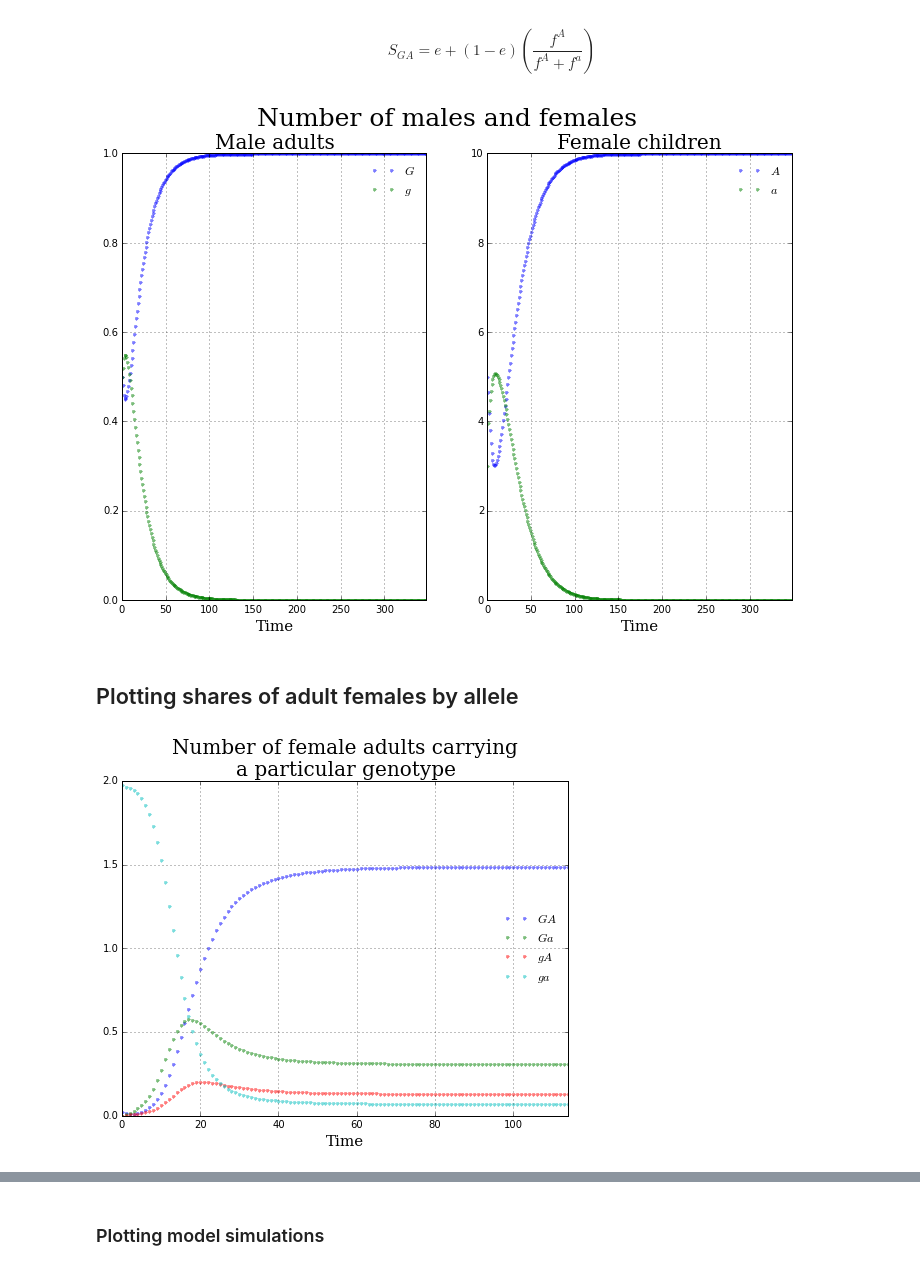
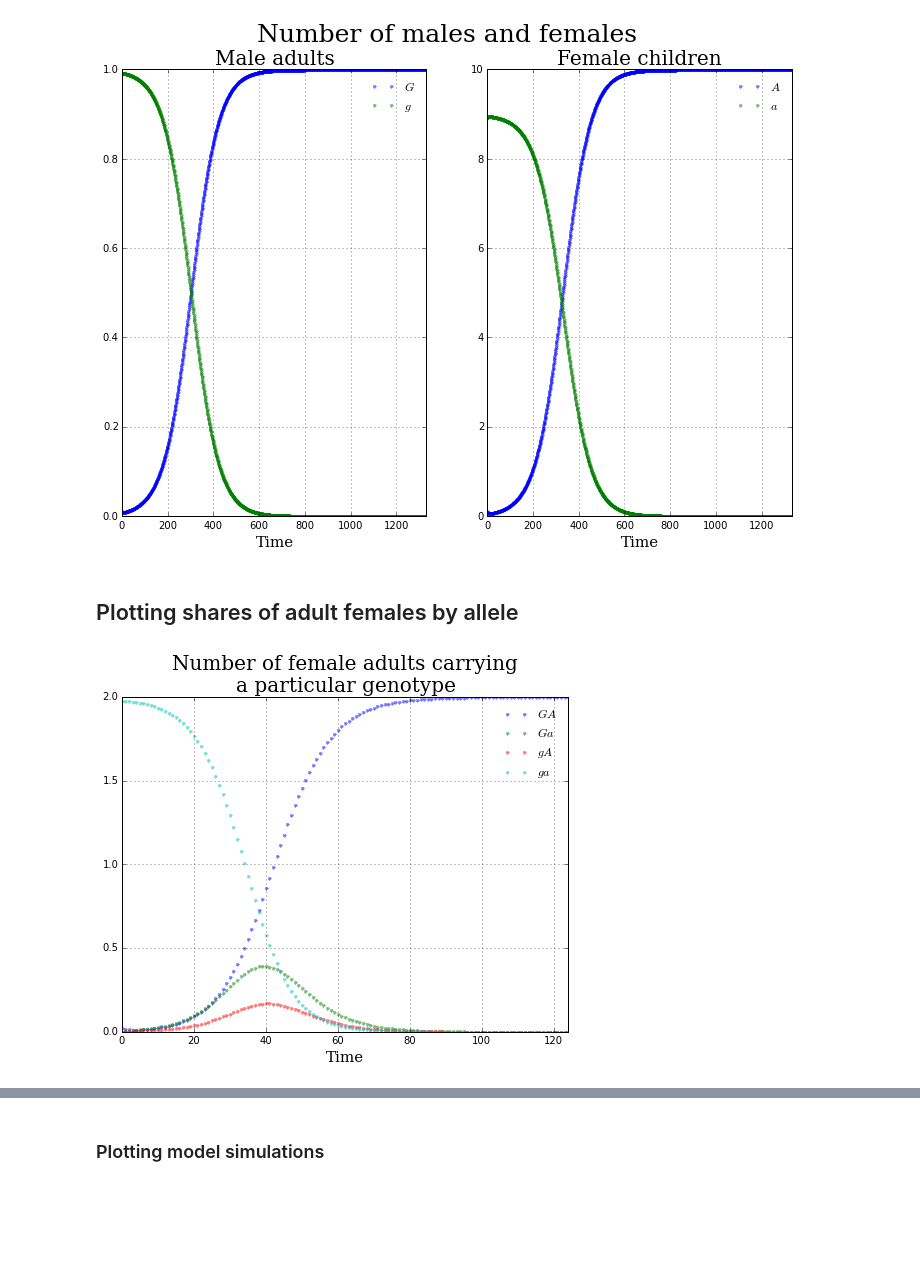
Before and after one commit to davidrpugh/population-ecology-approach, a Jupyter notebook: src/Wright-Bergstrom.ipynb, the cells around one changed output, grey strips where cells are left out. Cells and saved outputs as stored; diff of their text form; code cells hidden in the pictures; blank space fills up the shorter version.

```diff
--- a/src/Wright-Bergstrom.ipynb
+++ b/src/Wright-Bergstrom.ipynb
@@ -34,5 +50,3 @@ selfish_girls = girls[1] + girls[3]
-# %% [markdown]
-$$ S_{GA} = e + (1 - e) \left(\frac{f^A}{f^A + f^a}\right)$$
 # %%
 # conditional phenotype matching probabilities (a la Wright/Bergstrom)
 SGA = e + (1 - e) * altruistic_girls / (altruistic_girls + selfish_girls)
@@ -52,8 +66,8 @@ wright_bergstrom_simulator = simulators.Simulator(wright_bergstrom)
 # widget for varying the initial condition
 eps = 1e-2
 mGA0_widget = widgets.FloatSliderWidget(min=eps, max=1-eps, step=eps, value=0.5)
-assortativity = widgets.FloatSliderWidget(min=eps, max=1-eps, step=eps, value=eps)
-mGA0 = widgets.FloatSliderWidget(min=eps, max=1-eps, step=eps, value=eps)
+assortativity = widgets.FloatSliderWidget(min=eps, max=1-eps, step=eps, value=0.5)
+mGA0 = widgets.FloatSliderWidget(min=eps, max=1-eps, step=eps, value=0.5)
 males = widgets.DropdownWidget(values=['genotypes', 'alpha_allele', 'gamma_allele'],
                                value='gamma_allele')
 females = widgets.DropdownWidget(values=['genotypes', 'alpha_allele', 'gamma_allele'],
@@ -81,6 +95,6 @@ interactive_plot = widgets.interact(simulators.plot_isolated_subpopulations_simu
                                     PiAa=naive_payoff,
                                     )
 # %% [output]
-[figure, old version]
+[figure, new version]
 # %% [markdown]
 ## Plotting shares of adult females by allele
@@ -165,7 +177,19 @@ def _plot_adult_female_gamma_alleles(cls, axis, share=False):
     return axis
 
 
-def plot_adult_female_simulation(simulator, axis, mGA0=0.5, T=None, rtol=None,
+def _plot_adult_male_genotypes(cls, axis):
+    cls.simulation['Male Adult Genotypes']
+
+
+def _plot_adult_male_alpha_alleles(cls, axis):
+    pass
+
+
+def _plot_adult_male_gamma_alleles(cls, axis):
+    pass
+
+
+def plot_adult_female_simulation(simulator, mGA0=0.5, T=None, rtol=None,
                                  kind='genotypes', share=False, **params):
 
     # simulate the model
@@ -174,8 +198,9 @@ def plot_adult_female_simulation(simulator, axis, mGA0=0.5, T=None, rtol=None,
     simulation = simulator.simulate(rtol, T)
 
     # compute the distributions
-    dist = Distribution(simulator.family, simulation)
+    dist = simulators.Distribution(simulator.family, simulation)
 
+    fig, axis = plt.subplots(1, 1, figsize=(8, 6))
     if kind == 'genotypes':
         _plot_adult_female_genotypes(dist, axis, share)
     elif kind == 'alpha_allele':
@@ -204,20 +229,19 @@ cooperative_payoff = widgets.FloatSliderWidget(min=0.0, max=50.0, step=0.5, valu
 selfish_payoff = widgets.FloatSliderWidget(min=0.0, max=50.0, step=0.5, value=3.0)
 naive_payoff = widgets.FloatSliderWidget(min=0.0, max=50.0, step=0.5, value=2.0)
 # %%
-interactive_plot = widgets.interact(plot_adult_female_trajectories,
+interactive_plot = widgets.interact(plot_adult_female_simulation,
                                     simulator=widgets.fixed(wright_bergstrom_simulator),
-                                    axis=widgets.fixed(ax),
                                     mGA0=mGA0,
                                     T=widgets.fixed(None),
                                     rtol=widgets.FloatTextWidget(value=1e-4),
                                     kind=kind,
                                     share=False,
                                     e=assortativity,
                                     c=fecundity,
                                     PiaA=exploitive_payoff,
                                     PiAA=cooperative_payoff,
                                     Piaa=selfish_payoff,
                                     PiAa=naive_payoff,
                                     )
 # %% [output]
-[figure, old version]
+[figure, new version]
```
Also changed, not shown: parts of 9 cells of this notebook, 1 other file.
